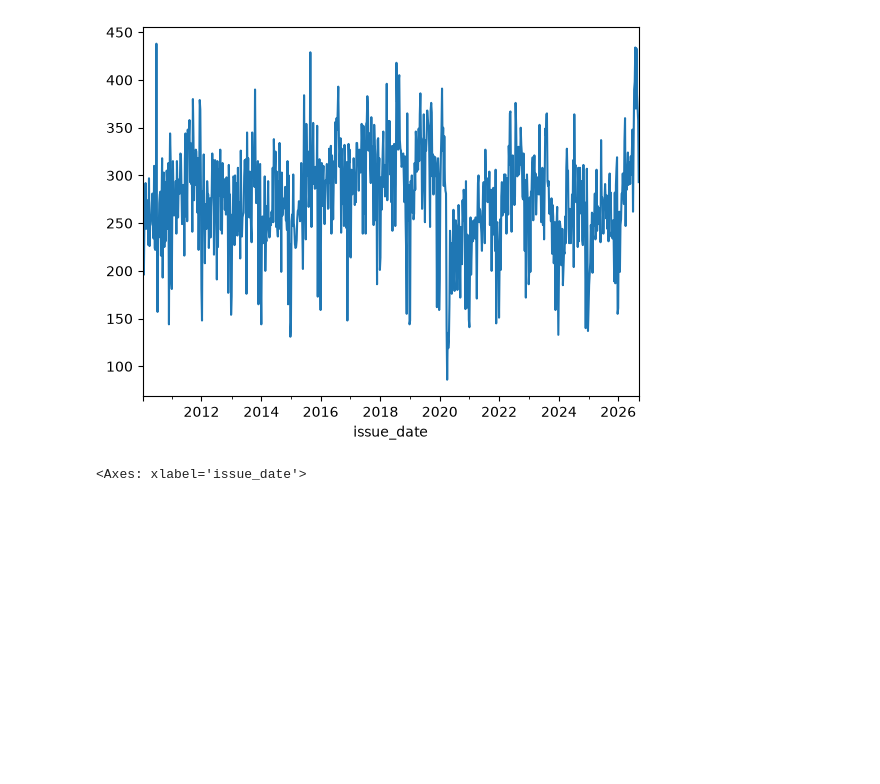
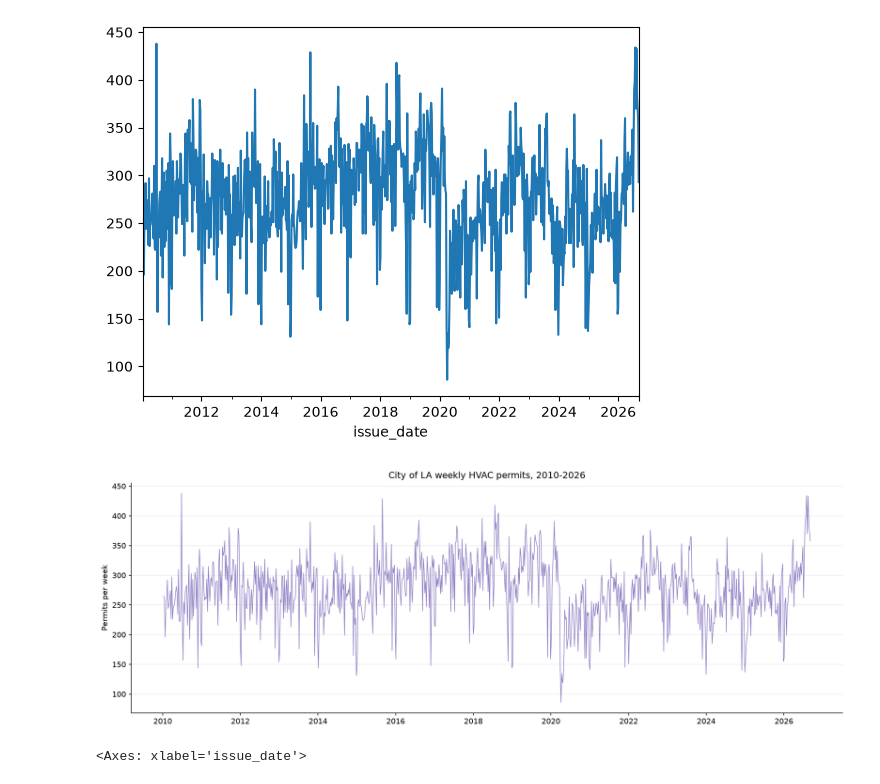
Before and after one commit to ShahSalar/demand-forecasting-hvac, a Jupyter notebook: notebooks/explore.ipynb, the cells around one changed output. Saved outputs shown, nothing was run; the diff lists cells and outputs as text; code cells hidden in the pictures; blank space fills up the shorter version.

```diff
--- a/notebooks/explore.ipynb
+++ b/notebooks/explore.ipynb
@@ -187,6 +188,20 @@ weekly.plot()
 # %% [output]
 <Axes: xlabel='issue_date'>
 [figure]
+# %%
+s = weekly.iloc[:-1]
+
+fig, ax = plt.subplots(figsize=(14, 5), dpi=150)
+ax.plot(s.index, s.values, linewidth=.8, color="#8e7cc3")
+ax.set_title("City of LA weekly HVAC permits, 2010-2026")
+ax.set_ylabel("Permits per week")
+ax.set_xlabel("")
+ax.spines[["top", "right"]].set_visible(False)
+ax.grid(axis="y", alpha=.25)
+fig.tight_layout()
+fig.savefig("weekly_permits.png", bbox_inches="tight")
+# %% [output]
+[figure, added]
 # %%
 weekly['2013-01-01':'2014-08-01'].plot()
 # %% [output]
```
Also changed, not shown: parts of 2 cells of this notebook, 6 other files.
